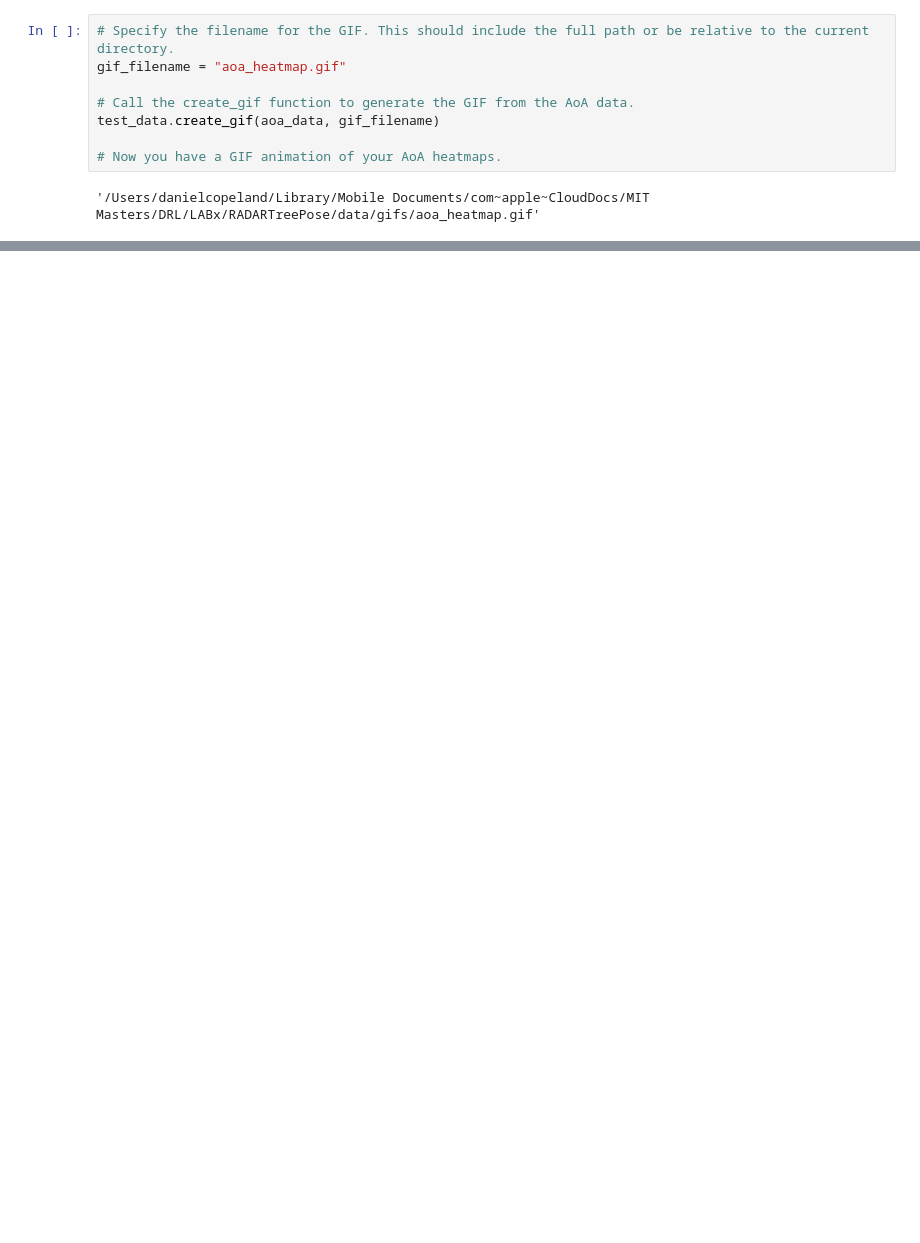
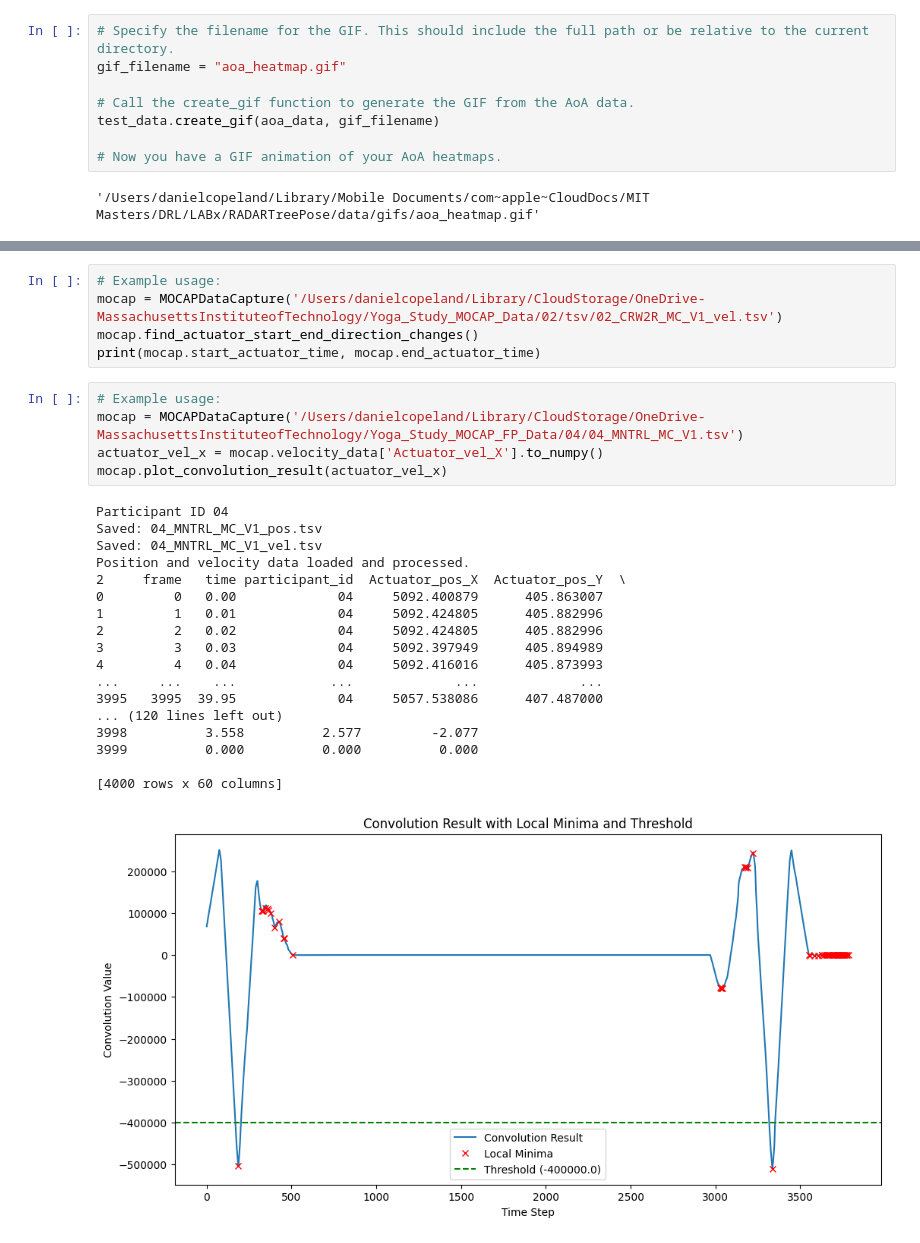
Before and after one commit to CopelandMIT/RADARTreePose, a Jupyter notebook: main.ipynb, the cells around one changed output, grey strips where cells are left out. Drawn from its saved outputs; the diff is of its cells as text; blank space fills up the shorter version.

```diff
--- a/main.ipynb
+++ b/main.ipynb
@@ -49,0 +178,29 @@ test_data.create_gif(aoa_data, gif_filename)
+# %%
+# Example usage:
+mocap = MOCAPDataCapture('/Users/danielcopeland/Library/CloudStorage/OneDrive-MassachusettsInstituteofTechnology/Yoga_Study_MOCAP_Data/02/tsv/02_CRW2R_MC_V1_vel.tsv')
+mocap.find_actuator_start_end_direction_changes()
+print(mocap.start_actuator_time, mocap.end_actuator_time)
+# %%
+# Example usage:
+mocap = MOCAPDataCapture('/Users/danielcopeland/Library/CloudStorage/OneDrive-MassachusettsInstituteofTechnology/Yoga_Study_MOCAP_FP_Data/04/04_MNTRL_MC_V1.tsv')
+actuator_vel_x = mocap.velocity_data['Actuator_vel_X'].to_numpy()
+mocap.plot_convolution_result(actuator_vel_x)
+# %% [output]
+Participant ID 04
+Saved: 04_MNTRL_MC_V1_pos.tsv
+Saved: 04_MNTRL_MC_V1_vel.tsv
+Position and velocity data loaded and processed.
+2     frame   time participant_id  Actuator_pos_X  Actuator_pos_Y  \
+0         0   0.00             04     5092.400879      405.863007
+1         1   0.01             04     5092.424805      405.882996
+2         2   0.02             04     5092.424805      405.882996
+3         3   0.03             04     5092.397949      405.894989
+4         4   0.04             04     5092.416016      405.873993
+...     ...    ...            ...             ...             ...
+3995   3995  39.95             04     5057.538086      407.487000
+... (120 lines left out)
+3998          3.558          2.577         -2.077
+3999          0.000          0.000          0.000
+
+[4000 rows x 60 columns]
+[figure, added]
```
Also changed, not shown: parts of 18 cells of this notebook, 4 other files.
